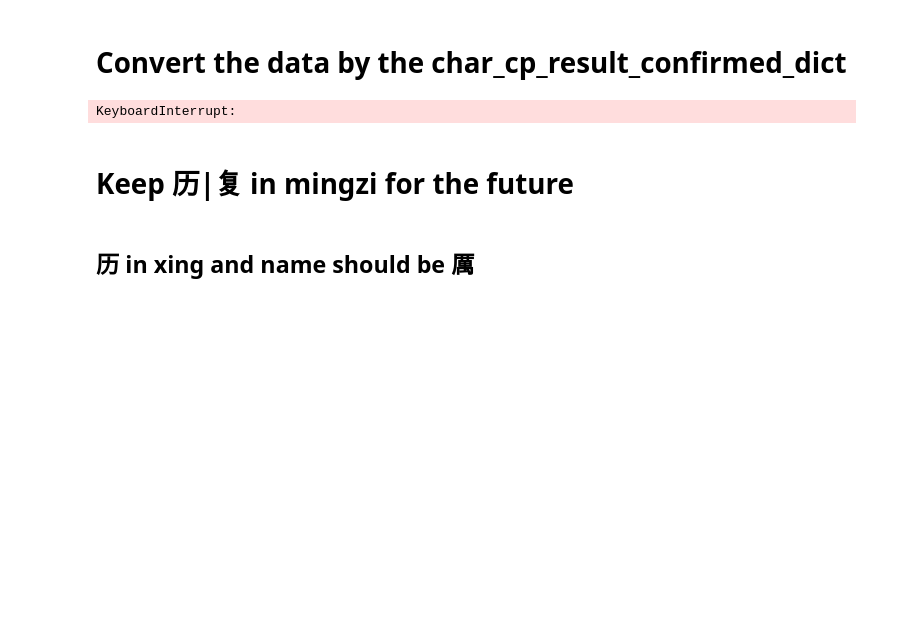
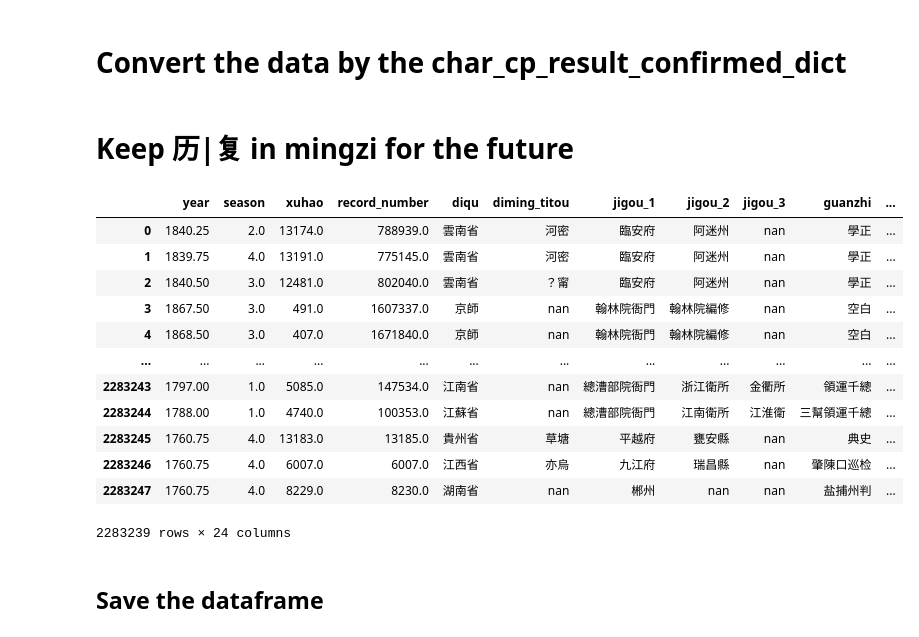
Before and after one commit to cbdb-project/Jinshenlu-20240725-Han-persons-not-in-CBDB_Hongsu, a Jupyter notebook: 4 Clean the variences in person names/step-two-apply-the-instruction-to_data.ipynb, the cells around one changed output. Saved outputs shown, nothing was run; the diff lists cells and outputs as text; code cells hidden in the pictures; blank space fills up the shorter version.

```diff
--- a/4 Clean the variences in person names/step-two-apply-the-instruction-to_data.ipynb
+++ b/4 Clean the variences in person names/step-two-apply-the-instruction-to_data.ipynb
@@ -90,13 +88,12 @@ list(char_cp_result_confirmed_dict.items())[:10]
 # %% [markdown]
 # Convert the data by the char_cp_result_confirmed_dict
 # %%
-def replace_substrings(cell, replacement_dict):
-    cell_str = str(cell)
-    for old_value, new_value in replacement_dict.items():
-        cell_str = cell_str.replace(old_value, new_value)
-    return cell_str
+## Too slow
 
-# Apply the replacement function to the specified columns
-df[COLUMNS_TO_SEARCH] = df[COLUMNS_TO_SEARCH].applymap(lambda cell: replace_substrings(cell, char_cp_result_confirmed_dict))
+# def replace_substrings(cell, replacement_dict):
+#     cell_str = str(cell)
+#     for old_value, new_value in replacement_dict.items():
+#         cell_str = cell_str.replace(old_value, new_value)
+#     return cell_str
+
+# df[COLUMNS_TO_SEARCH] = df[COLUMNS_TO_SEARCH].applymap(lambda cell: replace_substrings(cell, char_cp_result_confirmed_dict))
-# %% [output]
-KeyboardInterrupt:
@@ -103,6 +116,34 @@ KeyboardInterrupt:
+# %%
+# SOLUTIONS TWO:
+import re
+
+pattern = re.compile("|".join(re.escape(key) for key in char_cp_result_confirmed_dict.keys()))
+
+def replace_substrings(cell, replacement_dict):
+    cell_str = str(cell)
+    return pattern.sub(lambda match: replacement_dict[match.group(0)], cell_str)
+df[COLUMNS_TO_SEARCH] = df[COLUMNS_TO_SEARCH].applymap(lambda cell: replace_substrings(cell, char_cp_result_confirmed_dict))
+# %%
+df['xing'] = df['xing'].str.replace('历', '厲')
+df['name'] = df['name'].str.replace('历', '厲')
 # %% [markdown]
 # Keep 历|复 in mingzi for the future
 # %%
-df = df[~df['ming'].str.contains('历|复')]
+df = df[df['ming'].astype(str).str.contains('历|复') == False]
+df
+# %% [output]
+|  | year | season | xuhao | record_number | diqu | diming_titou | jigou_1 | jigou_2 | jigou_3 | guanzhi | ... |
+| 0 | 1840.25 | 2.0 | 13174.0 | 788939.0 | 雲南省 | 河密 | 臨安府 | 阿迷州 | nan | 學正 | ... |
+| 1 | 1839.75 | 4.0 | 13191.0 | 775145.0 | 雲南省 | 河密 | 臨安府 | 阿迷州 | nan | 學正 | ... |
+| 2 | 1840.50 | 3.0 | 12481.0 | 802040.0 | 雲南省 | ？甯 | 臨安府 | 阿迷州 | nan | 學正 | ... |
+| 3 | 1867.50 | 3.0 | 491.0 | 1607337.0 | 京師 | nan | 翰林院衙門 | 翰林院編修 | nan | 空白 | ... |
+| 4 | 1868.50 | 3.0 | 407.0 | 1671840.0 | 京師 | nan | 翰林院衙門 | 翰林院編修 | nan | 空白 | ... |
+| ... | ... | ... | ... | ... | ... | ... | ... | ... | ... | ... | ... |
+| 2283243 | 1797.00 | 1.0 | 5085.0 | 147534.0 | 江南省 | nan | 總漕部院衙門 | 浙江衛所 | 金衢所 | 領運千總 | ... |
+| 2283244 | 1788.00 | 1.0 | 4740.0 | 100353.0 | 江蘇省 | nan | 總漕部院衙門 | 江南衛所 | 江淮衛 | 三幫領運千總 | ... |
+| 2283245 | 1760.75 | 4.0 | 13183.0 | 13185.0 | 貴州省 | 草塘 | 平越府 | 甕安縣 | nan | 典史 | ... |
+| 2283246 | 1760.75 | 4.0 | 6007.0 | 6007.0 | 江西省 | 亦烏 | 九江府 | 瑞昌縣 | nan | 肇陳口巡检 | ... |
+| 2283247 | 1760.75 | 4.0 | 8229.0 | 8230.0 | 湖南省 | nan | 郴州 | nan | nan | 盐捕州判 | ... |
+2283239 rows × 24 columns
-# %% [markdown]
-## 历 in xing and name should be 厲
+# %% [markdown]
+## Save the dataframe
```
Also changed, not shown: parts of 4 cells of this notebook, 7 other files.
